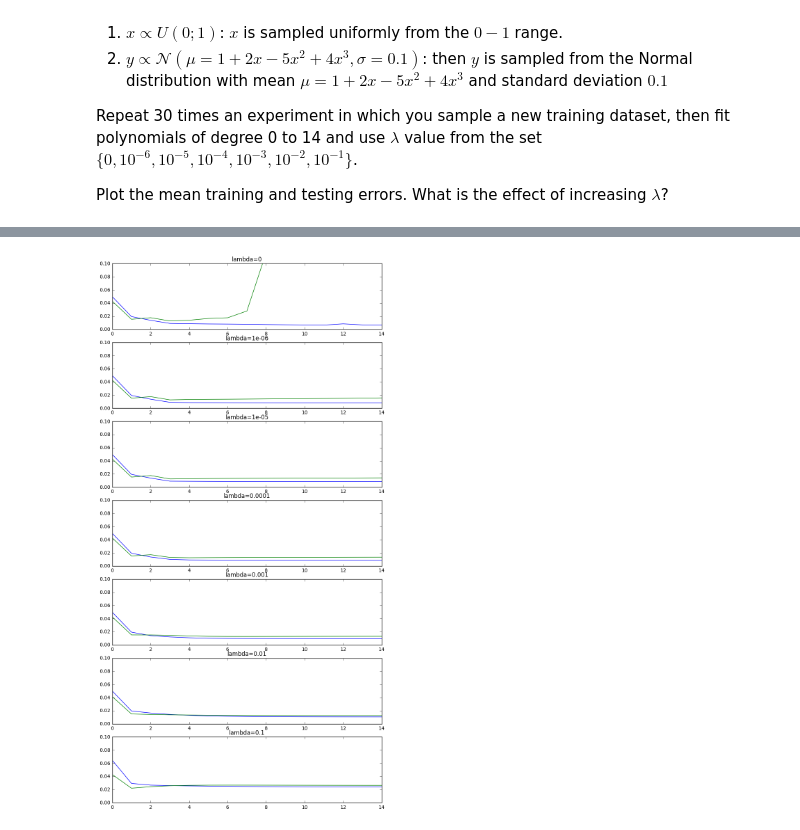
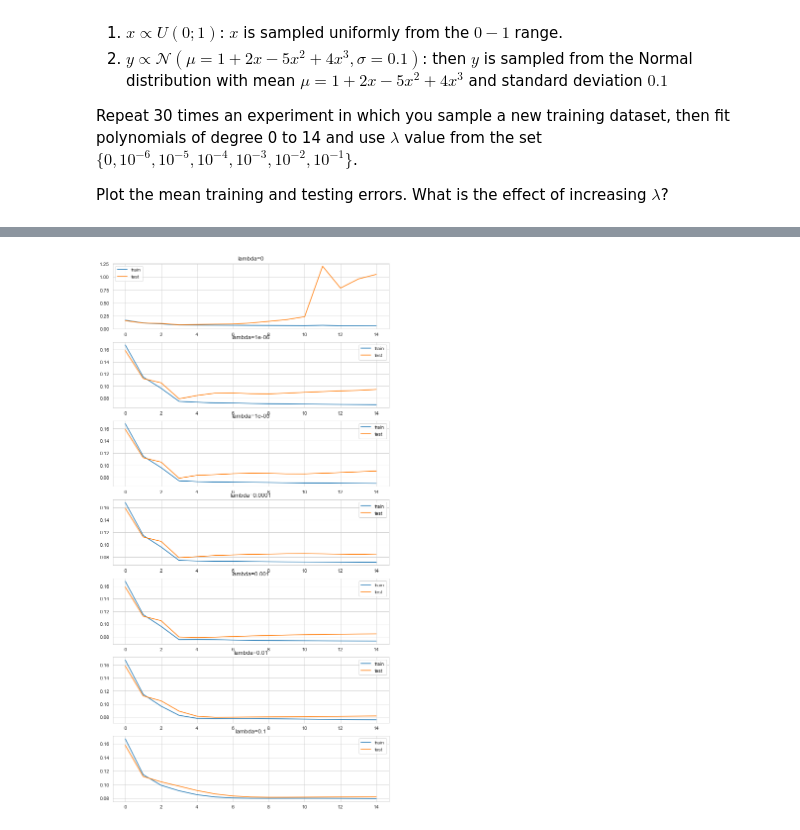
Before and after one commit to samorr/nn_assignments, a Jupyter notebook: assignment2/Assignment2.ipynb, the cells around one changed output, grey strips where cells are left out. Cells and saved outputs as stored; diff of their text form; code cells hidden in the pictures.

```diff
--- a/assignment2/Assignment2.ipynb
+++ b/assignment2/Assignment2.ipynb
@@ -770,50 +750,45 @@ def poly_fit(data, degree, _lambda):
     X = data[0].reshape(1,-1)
     Y = data[1].reshape(1,-1)
     XX = X**powers
-    #
-    # TODO: implement the closed-form solution for Theta
-    #
-    # Please note that np.inv may be numerically unstable.
-    # It is better to use np.linalg.solve or even a QR decomposition.
-    #
-    Theta,_,_,_ = np.linalg.solve()
+    Theta = np.linalg.solve(2*XX@XX.T + _lambda*np.identity(XX.shape[0]), 2*XX@Y.T)
     return Theta
 # %%
 lambdas = [0.0, 0.000001, 0.00001, 0.0001, 0.001, 0.01, 0.1]
-degrees  = arange(15)
+degrees  = np.arange(15)
 
 num_repetitions = 30
 num_samples = 30
 
 train_errors = np.zeros((len(lambdas), len(degrees)))
 test_errors = np.zeros((len(lambdas), len(degrees)))
 
 #sample a single dataset for all experiments
 test_data = make_dataset(num_samples)
 
-for repetition in xrange(num_repetitions):
+for repetition in range(num_repetitions):
     #sample a new training dataset for this repetition
     train_data = make_dataset(num_samples)
     #scatter(data[0], data[1])
     for degree_i, degree in enumerate(degrees):
         for lambda_i, _lambda in enumerate(lambdas):
             Theta = poly_fit(train_data, degree, _lambda)
-            #
-            # TODO: compute the mean training and test errors
-            #
-            train_errors[lambda_i, degree_i] += TODO
-            test_errors[lambda_i, degree_i] += TODO
+
+            train_mean_err = np.abs(poly_fun(train_data[0], Theta) - train_data[1]).mean()
+            test_mean_err = np.abs(poly_fun(test_data[0], Theta) - test_data[1]).mean()
+
+            train_errors[lambda_i, degree_i] += train_mean_err
+            test_errors[lambda_i, degree_i] += test_mean_err
 train_errors /=  num_repetitions
 test_errors /= num_repetitions
 
-figure(figsize=(10,20))
+plt.figure(figsize=(10,20))
 for lambda_i, _lambda in enumerate(lambdas):
-    subplot(len(lambdas), 1, lambda_i+1)
-    plot(degrees, train_errors[lambda_i,:], label='train')
-    plot(degrees, test_errors[lambda_i,:],  label='test')
-    ylim(0,0.1)
-    title('lambda=%g'%(_lambda,))
-    grid(True)
-    legend()
+    plt.subplot(len(lambdas), 1, lambda_i+1)
+    plt.plot(degrees, train_errors[lambda_i,:], label='train')
+    plt.plot(degrees, test_errors[lambda_i,:],  label='test')
+#     plt.ylim(0,0.1)
+    plt.title('lambda=%g'%(_lambda,))
+    plt.grid(True)
+    plt.legend()
 # %% [output]
-[figure, old version]
+[figure, new version]
```
Also changed, not shown: parts of 4 cells of this notebook.
